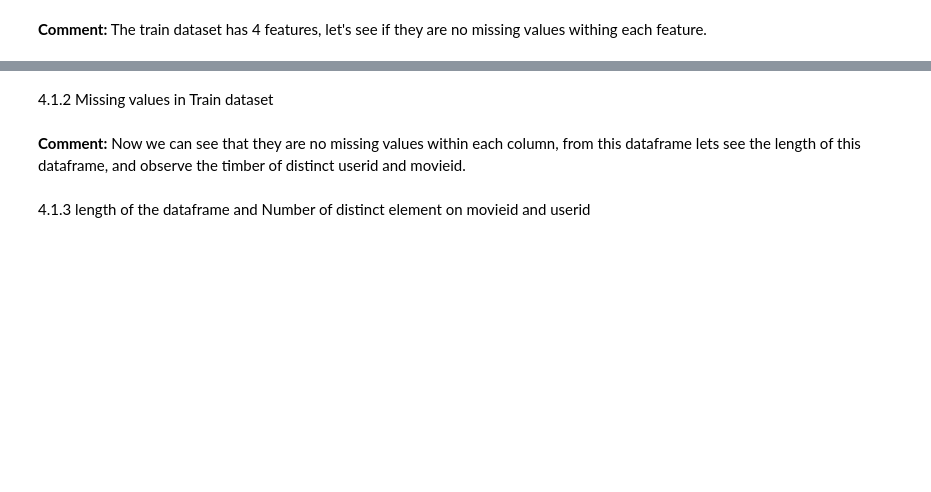
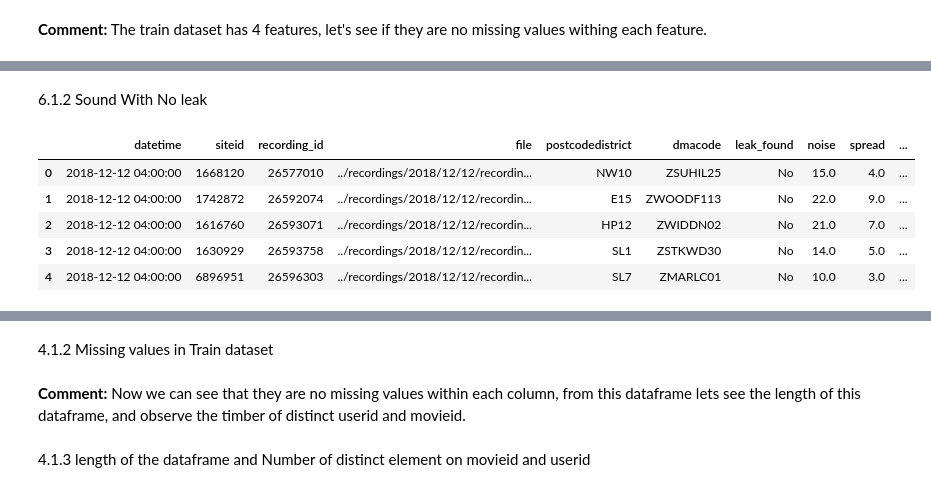
Before and after one commit to jmagwede/Project, a Jupyter notebook: notebooks/2307FTDS_Intern_1.ipynb, the cells around one changed output, grey strips where cells are left out. Cells and saved outputs as stored; diff of their text form; code cells hidden in the pictures; blank space fills up the shorter version.

```diff
--- a/notebooks/2307FTDS_Intern_1.ipynb
+++ b/notebooks/2307FTDS_Intern_1.ipynb
@@ -176,0 +330,12 @@ Zip file downloaded successfully.
+# %% [markdown]
+6.1.2 <u/>Sound With No leak</u>
+# %%
+Not_Leaking = metadata_df[metadata_df['leak_found'] == 'No']
+Not_Leaking.head()
+# %% [output]
+|  | datetime | siteid | recording_id | file | postcodedistrict | dmacode | leak_found | noise | spread | ... |
+| 0 | 2018-12-12 04:00:00 | 1668120 | 26577010 | ../recordings/2018/12/12/recordin... | NW10 | ZSUHIL25 | No | 15.0 | 4.0 | ... |
+| 1 | 2018-12-12 04:00:00 | 1742872 | 26592074 | ../recordings/2018/12/12/recordin... | E15 | ZWOODF113 | No | 22.0 | 9.0 | ... |
+| 2 | 2018-12-12 04:00:00 | 1616760 | 26593071 | ../recordings/2018/12/12/recordin... | HP12 | ZWIDDN02 | No | 21.0 | 7.0 | ... |
+| 3 | 2018-12-12 04:00:00 | 1630929 | 26593758 | ../recordings/2018/12/12/recordin... | SL1 | ZSTKWD30 | No | 14.0 | 5.0 | ... |
+| 4 | 2018-12-12 04:00:00 | 6896951 | 26596303 | ../recordings/2018/12/12/recordin... | SL7 | ZMARLC01 | No | 10.0 | 3.0 | ... |
```
Also changed, not shown: parts of 22 cells of this notebook, 1 other file.
